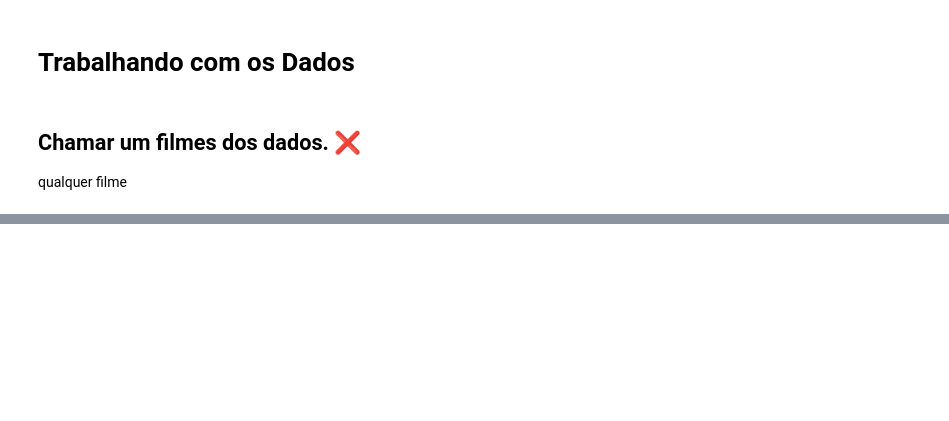
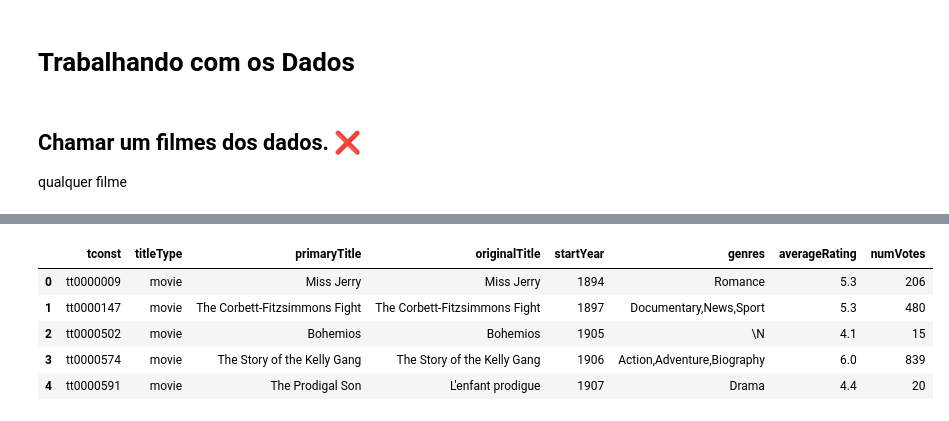
Before and after one commit to Bernardoaugustot/Recomendador-de-Filmes, a Jupyter notebook: Dia1.ipynb, the cells around one changed output, grey strips where cells are left out. Cells and saved outputs as stored; diff of their text form; code cells hidden in the pictures; blank space fills up the shorter version.

```diff
--- a/Dia1.ipynb
+++ b/Dia1.ipynb
@@ -130,0 +147,5 @@ for linha in dados:
+# %%
+caminho_do_arquivo_tsv = "data/title.ratings.tsv"
+
+# Lê o arquivo TSV e carrega os dados em um DataFrame
+dataframeRating = pd.read_csv(caminho_do_arquivo_tsv, delimiter='\t')
@@ -130,0 +196,5 @@ for linha in dados:
+# %%
+colunas_para_remover = ['isAdult', 'endYear', 'runtimeMinutes']
+
+df = dataframe.drop(columns=colunas_para_remover)
+df.head()
@@ -130,0 +208,3 @@ for linha in dados:
+# %%
+df_filmes = df[df['titleType'].str.contains('movie', case=False)]
+df_filmes.head()
@@ -130,0 +231,14 @@ for linha in dados:
+# %%
+#Concatenando
+# Realiza a junção entre os DataFrames usando o nome do filme como chave
+# Utilizamos o 'how' como 'inner' para manter apenas os filmes que possuem nota em ambos os DataFrames
+dt_completo = pd.merge(df_filmes, dataframeRating, on='tconst', how='inner')
+# %%
+dt_completo.head()
+# %% [output]
+|  | tconst | titleType | primaryTitle | originalTitle | startYear | genres | averageRating | numVotes |
+| 0 | tt0000009 | movie | Miss Jerry | Miss Jerry | 1894 | Romance | 5.3 | 206 |
+| 1 | tt0000147 | movie | The Corbett-Fitzsimmons Fight | The Corbett-Fitzsimmons Fight | 1897 | Documentary,News,Sport | 5.3 | 480 |
+| 2 | tt0000502 | movie | Bohemios | Bohemios | 1905 | \N | 4.1 | 15 |
+| 3 | tt0000574 | movie | The Story of the Kelly Gang | The Story of the Kelly Gang | 1906 | Action,Adventure,Biography | 6.0 | 839 |
+| 4 | tt0000591 | movie | The Prodigal Son | L'enfant prodigue | 1907 | Drama | 4.4 | 20 |
```
Also changed, not shown: parts of 13 cells of this notebook.
